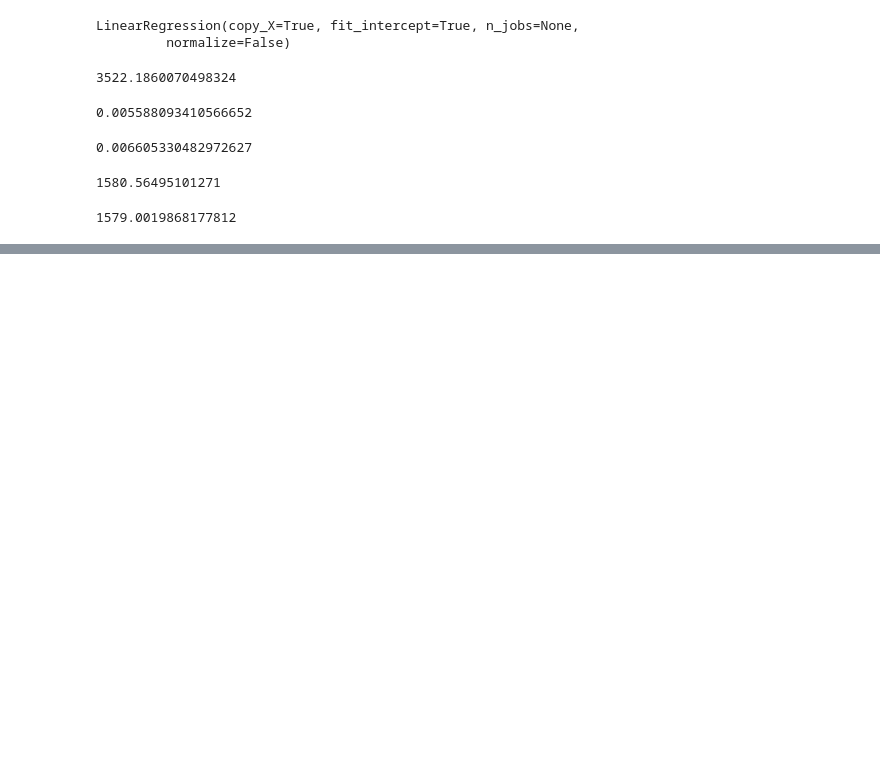
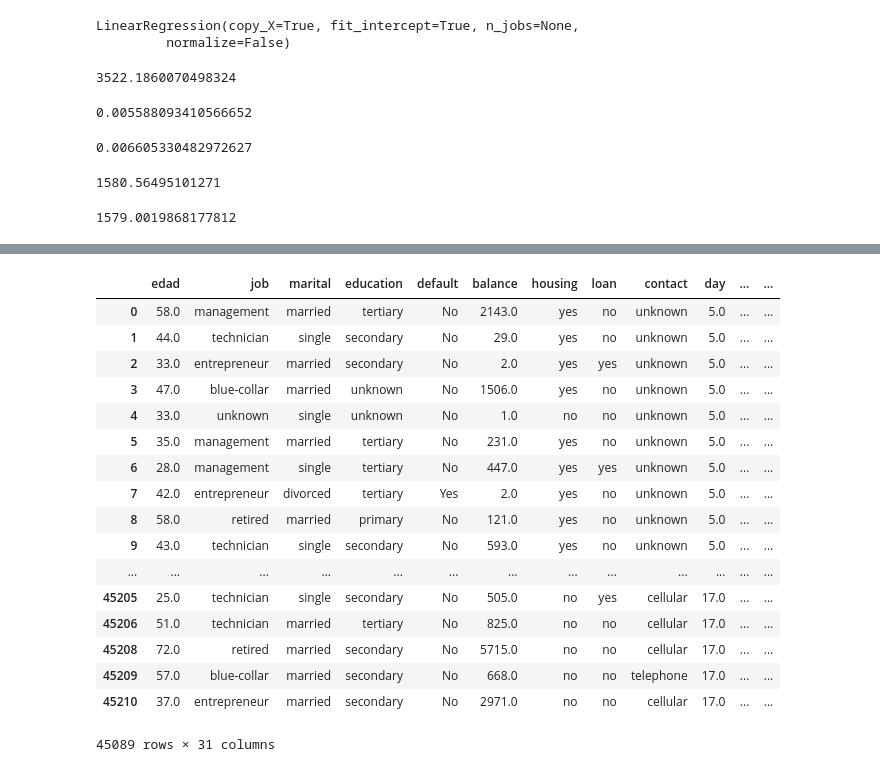
Before and after one commit to andreayully/DataScientExercises, a Jupyter notebook: RL_train_and_test.ipynb, the cells around one changed output, grey strips where cells are left out. Drawn from its saved outputs; the diff is of its cells as text; code cells hidden in the pictures; blank space fills up the shorter version.

```diff
--- a/RL_train_and_test.ipynb
+++ b/RL_train_and_test.ipynb
@@ -161,0 +208,3 @@ mean_absolute_error(y_test, y_pred2)
+# %%
+dataset_edad_hijos_validos.housing.replace("YES", "yes", inplace=True)
+dataset_edad_hijos_validos.housing.replace("No", "no", inplace=True)
@@ -161,0 +251,2 @@ mean_absolute_error(y_test, y_pred2)
+# %%
+dataset_clasificacion = dataset_edad_hijos_validos.copy()
@@ -161,0 +304,25 @@ mean_absolute_error(y_test, y_pred2)
+# %%
+dummies_job = pd.get_dummies(dataset_clasificacion["job"])
+# %%
+dataframe_dummies = dataset_clasificacion.copy()
+# %%
+pd.concat([dataframe_dummies, dummies_job], axis=1, sort=False)
+# %% [output]
+|  | edad | job | marital | education | default | balance | housing | loan | contact | day | ... | ... |
+| 0 | 58.0 | management | married | tertiary | No | 2143.0 | yes | no | unknown | 5.0 | ... | ... |
+| 1 | 44.0 | technician | single | secondary | No | 29.0 | yes | no | unknown | 5.0 | ... | ... |
+| 2 | 33.0 | entrepreneur | married | secondary | No | 2.0 | yes | yes | unknown | 5.0 | ... | ... |
+| 3 | 47.0 | blue-collar | married | unknown | No | 1506.0 | yes | no | unknown | 5.0 | ... | ... |
+| 4 | 33.0 | unknown | single | unknown | No | 1.0 | no | no | unknown | 5.0 | ... | ... |
+| 5 | 35.0 | management | married | tertiary | No | 231.0 | yes | no | unknown | 5.0 | ... | ... |
+| 6 | 28.0 | management | single | tertiary | No | 447.0 | yes | yes | unknown | 5.0 | ... | ... |
+| 7 | 42.0 | entrepreneur | divorced | tertiary | Yes | 2.0 | yes | no | unknown | 5.0 | ... | ... |
+| 8 | 58.0 | retired | married | primary | No | 121.0 | yes | no | unknown | 5.0 | ... | ... |
+| 9 | 43.0 | technician | single | secondary | No | 593.0 | yes | no | unknown | 5.0 | ... | ... |
+| ... | ... | ... | ... | ... | ... | ... | ... | ... | ... | ... | ... | ... |
+| 45205 | 25.0 | technician | single | secondary | No | 505.0 | no | yes | cellular | 17.0 | ... | ... |
+| 45206 | 51.0 | technician | married | tertiary | No | 825.0 | no | no | cellular | 17.0 | ... | ... |
+| 45208 | 72.0 | retired | married | secondary | No | 5715.0 | no | no | cellular | 17.0 | ... | ... |
+| 45209 | 57.0 | blue-collar | married | secondary | No | 668.0 | no | no | telephone | 17.0 | ... | ... |
+| 45210 | 37.0 | entrepreneur | married | secondary | No | 2971.0 | no | no | cellular | 17.0 | ... | ... |
+45089 rows × 31 columns
```
Also changed, not shown: parts of 36 cells of this notebook.
